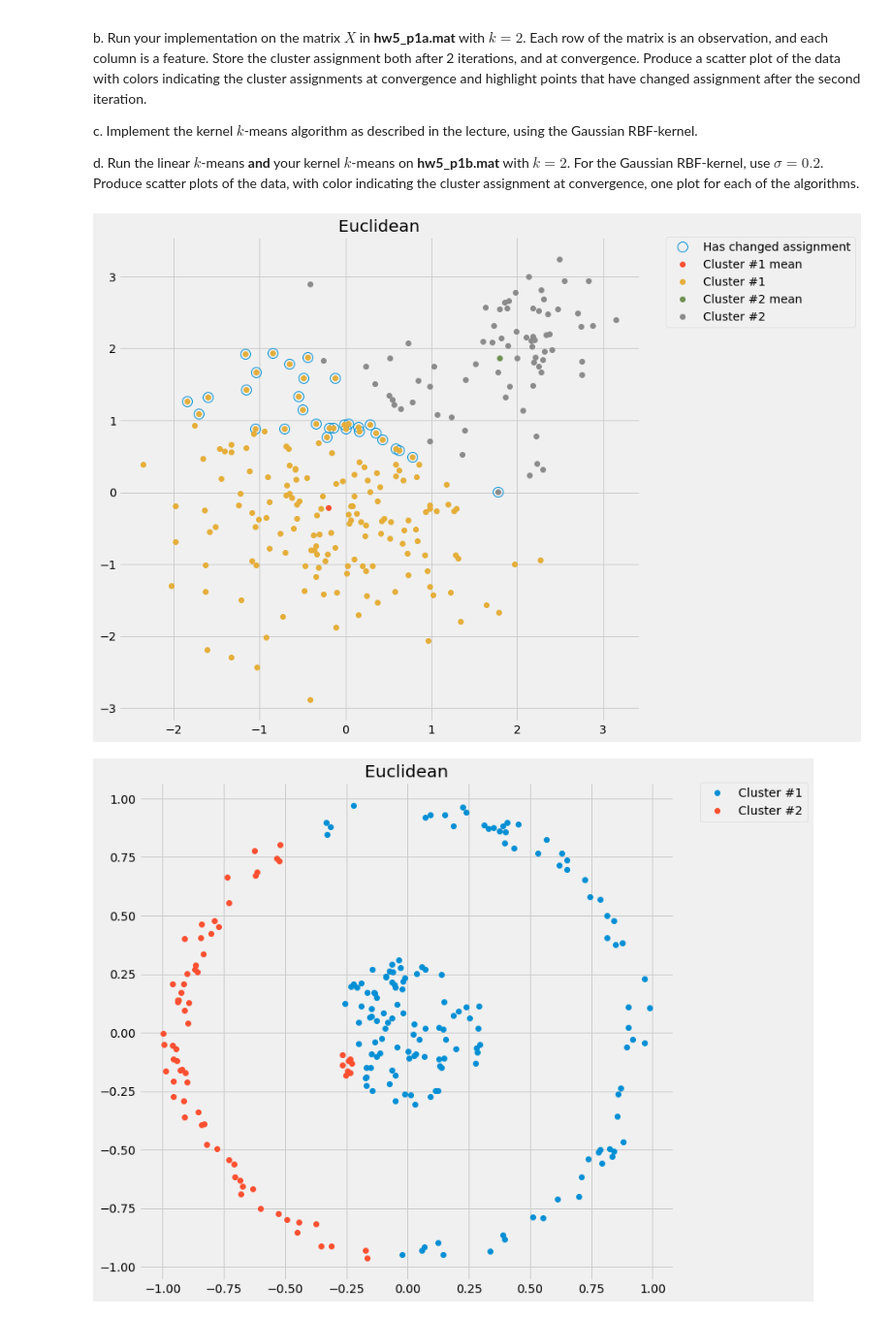
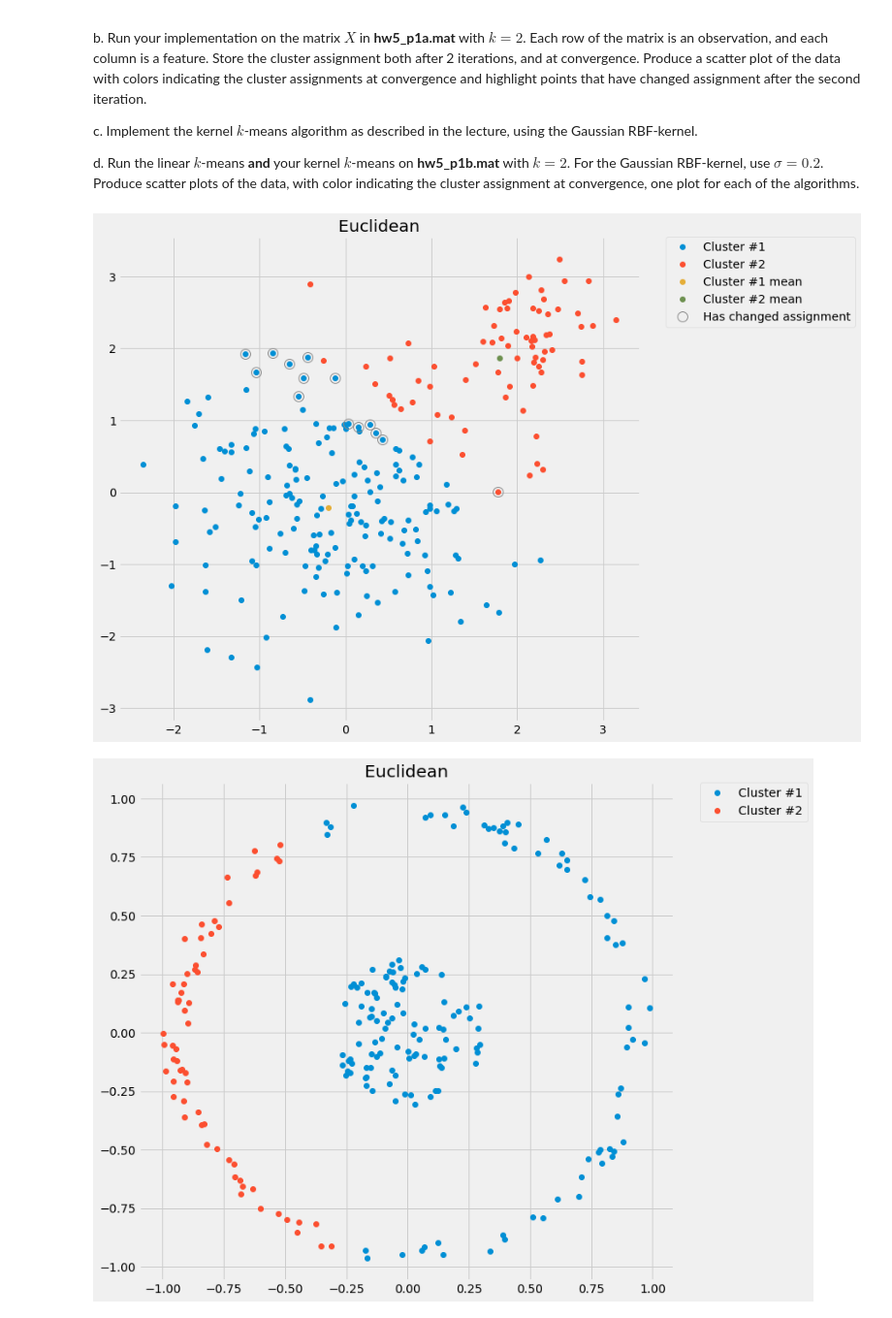
Before and after one commit to SebastianBergstrom/tda231_homework, a Jupyter notebook: hw5/hw5.ipynb, the cells around one changed output. Shown at 97% size. Saved outputs shown, nothing was run; the diff lists cells and outputs as text; code cells hidden in the pictures.

Commit message:
Changed ordering of plot for consistent coloring

```diff
--- a/hw5/hw5.ipynb
+++ b/hw5/hw5.ipynb
@@ -64,17 +64,19 @@ def kmeans(k, X, assignmentChange=True, displayMean=True):
 
         if (indices == prevIndices).all():
             plt.figure()
+
+            for i in range(k):
+                assigned = indices == i
+                plt.plot(X[assigned, 0], X[assigned, 1], 'o',
+                         label='Cluster #{}'.format(i+1))
+
+            if displayMean:
+                for i in range(k):
+                    plt.plot(mu[i,0], mu[i,1], 'o', label='Cluster #{} mean'.format(i+1))
             if assignmentChange:
                 changedAssignment = indices != assignmentsTwoIterations
                 plt.plot(X[changedAssignment, 0], X[changedAssignment, 1], 'o',
-                        label='Has changed assignment', markerfacecolor='none',
-                        markersize=12)
-            for i in range(k):
-                assigned = indices == i
-                if displayMean:
-                    plt.plot(mu[i,0], mu[i,1], 'o', label='Cluster #{} mean'.format(i+1))
-                plt.plot(X[assigned, 0], X[assigned, 1], 'o',
-                         label='Cluster #{}'.format(i+1))
+                label='Has changed assignment', markerfacecolor='none', markersize=12)
             plt.legend(bbox_to_anchor=(1.05, 1), loc=2, borderaxespad=0.)
             plt.title('Euclidean')
             plt.show()
@@ -109,32 +111,32 @@ def kmeanskernel(k, X, kernel, title):
             tempDistances = np.array([getDistances(kernelMatrix, j, assigned)
                                       for j in range(X.shape[0])])
             shorter = tempDistances < distances
             distances[shorter] = tempDistances[shorter]
             nextIndices[shorter] = i
 
         if (indices == nextIndices).all():
             plt.figure()
             for i in range(k):
                 assigned = indices == i
                 plt.plot(X[assigned, 0], X[assigned, 1], 'o',
                          label='Cluster #{}'.format(i+1))
             plt.legend(bbox_to_anchor=(1.05, 1), loc=2, borderaxespad=0.)
             plt.title(title)
             plt.show()
             return
         indices = nextIndices
 
 
 
 mpl.rcParams['figure.figsize'] = (10,10)
 plt.style.use('fivethirtyeight')
 mat = scipy.io.loadmat('hw5_p1a.mat')
 X = mat['X']
 kmeans(2, X)
 mat = scipy.io.loadmat('hw5_p1b.mat')
 Y = mat['X']
 kmeans(2, Y, False, False)
 kmeanskernel(2, Y, lambda x : rbfkernel(x, 0.2), 'RBF kernel')
 # %% [output]
-[figure, old version]
+[figure, new version]
-[figure, old version]
+[figure, new version]
```
Also changed, not shown: parts of 1 cell of this notebook.
